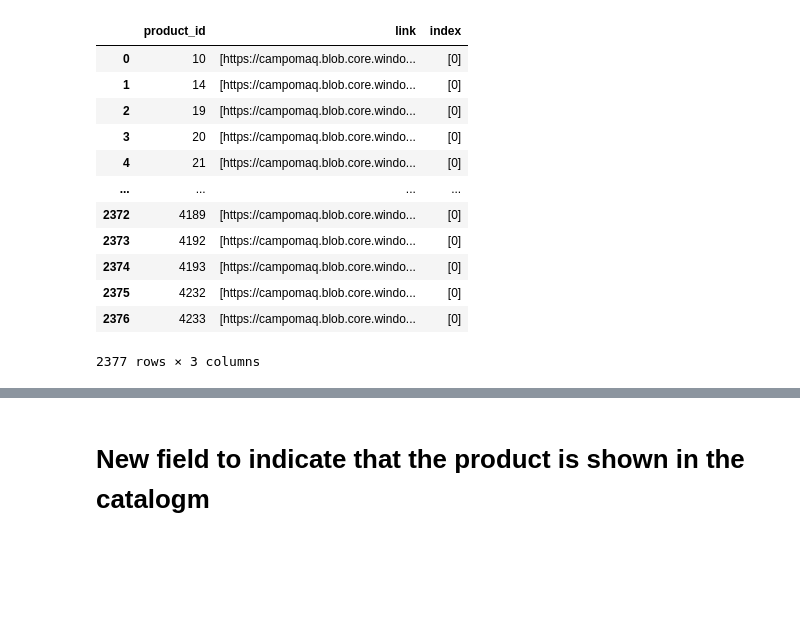
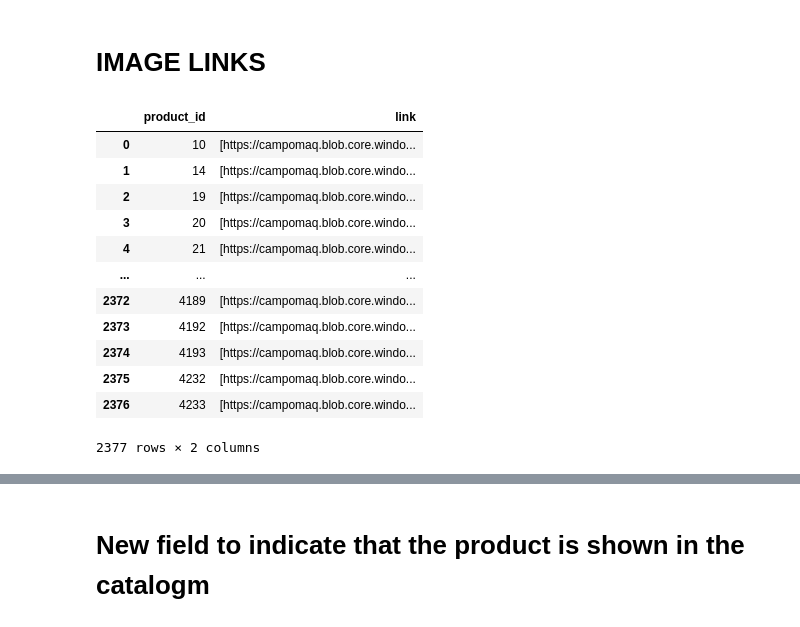
Before and after one commit to mateoquiguiri1995/campomaq-webpage, a Jupyter notebook: infra/data_pipeline/catalog_etl.ipynb, the cells around one changed output, grey strips where cells are left out. Cells and saved outputs as stored; diff of their text form; code cells hidden in the pictures; blank space fills up the shorter version.

```diff
--- a/infra/data_pipeline/catalog_etl.ipynb
+++ b/infra/data_pipeline/catalog_etl.ipynb
@@ -44,10 +62,13 @@ df_top_sales_prods = df_top_sales_prods[["product_code", "main_boost", "low_valu
 # PRODUCTS
 cm_env = os.environ.get('CM_ENV', 'dev')
 if cm_env == 'prod':
-    collection = client["campomaq"]["cm_productos"]
+    collection = client["campomaq"]["cm_products"]
 else:
-    collection = client["campomaq_test"]["cm_productos"]
+    collection = client["campomaq_test"]["cm_products"]
 
 # Read all documents from the collection
 cursor = collection.find({})
 df_products = pd.DataFrame(list(cursor))
+
+df_products = df_products[~df_products["category_name"].str.lower().str.contains("servicios", na=False)]
+df_products = df_products[~df_products["product_name"].str.lower().str.contains("varios", na=False)]
@@ -72,3 +145,5 @@ df_products
+# %% [markdown]
+# IMAGE LINKS
 # %%
 # Select the database and collection
 cm_env = os.environ.get('CM_ENV', 'dev')
@@ -81,22 +156,22 @@ else:
 cursor = collection.find({})
 df_product_images = pd.DataFrame(list(cursor))
 # %%
-df_product_images = df_product_images[['product_id','link','index']]
+df_product_images = df_product_images[['product_id','link']]
 df_product_images
 # %% [output]
-|  | product_id | link | index |
-| 0 | 10 | [https://campomaq.blob.core.windo... | [0] |
-| 1 | 14 | [https://campomaq.blob.core.windo... | [0] |
-| 2 | 19 | [https://campomaq.blob.core.windo... | [0] |
-| 3 | 20 | [https://campomaq.blob.core.windo... | [0] |
-| 4 | 21 | [https://campomaq.blob.core.windo... | [0] |
-| ... | ... | ... | ... |
-| 2372 | 4189 | [https://campomaq.blob.core.windo... | [0] |
-| 2373 | 4192 | [https://campomaq.blob.core.windo... | [0] |
-| 2374 | 4193 | [https://campomaq.blob.core.windo... | [0] |
-| 2375 | 4232 | [https://campomaq.blob.core.windo... | [0] |
-| 2376 | 4233 | [https://campomaq.blob.core.windo... | [0] |
+|  | product_id | link |
+| 0 | 10 | [https://campomaq.blob.core.windo... |
+| 1 | 14 | [https://campomaq.blob.core.windo... |
+| 2 | 19 | [https://campomaq.blob.core.windo... |
+| 3 | 20 | [https://campomaq.blob.core.windo... |
+| 4 | 21 | [https://campomaq.blob.core.windo... |
+| ... | ... | ... |
+| 2372 | 4189 | [https://campomaq.blob.core.windo... |
+| 2373 | 4192 | [https://campomaq.blob.core.windo... |
+| 2374 | 4193 | [https://campomaq.blob.core.windo... |
+| 2375 | 4232 | [https://campomaq.blob.core.windo... |
+| 2376 | 4233 | [https://campomaq.blob.core.windo... |
-2377 rows × 3 columns
+2377 rows × 2 columns
 # %%
 # 2. Join products with images on product_id
 prod_img_df = df_products.merge(df_product_images, on="product_id", how="left")
```
Also changed, not shown: parts of 27 cells of this notebook, 3 other files.
